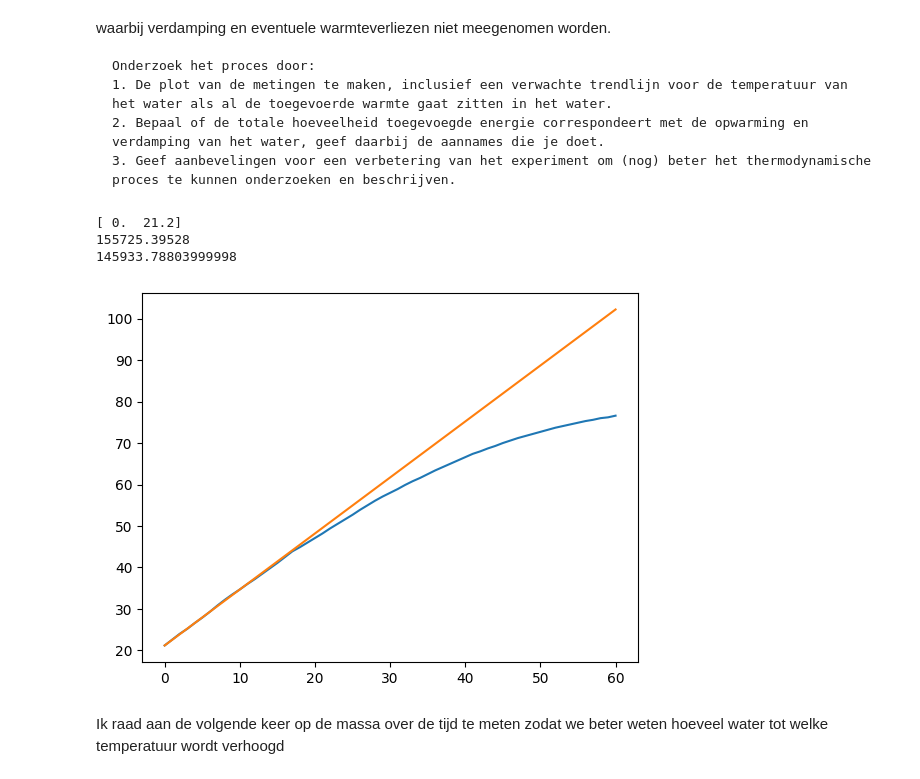
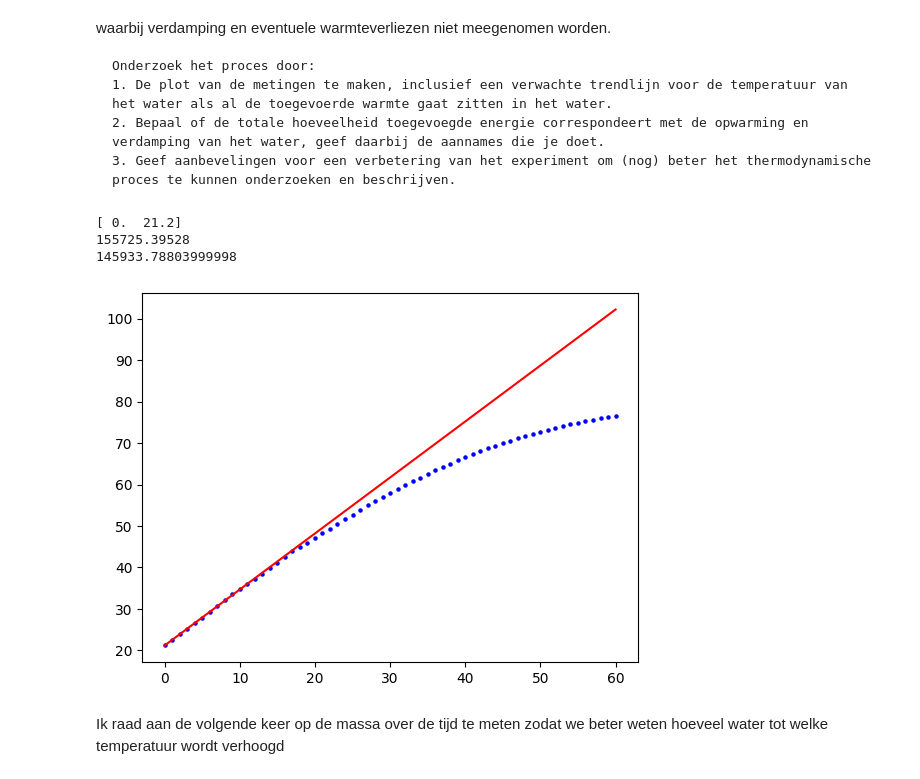
Before and after one commit to sirk3210/practicum-kris-en-isa, a Jupyter notebook: Content/Labs/Verdamping.ipynb, the cells around one changed output. Cells and saved outputs as stored; diff of their text form; code cells hidden in the pictures.

```diff
--- a/Content/Labs/Verdamping.ipynb
+++ b/Content/Labs/Verdamping.ipynb
@@ -19,35 +19,35 @@ Onderzoek het proces door:
 # %%
 import numpy as np
 import matplotlib.pyplot as plt
 
 data = np.loadtxt('tempmetingen-733121424db047611d1756851296ade6.csv',delimiter= ';',skiprows = 1)
 dataTime = data[:,0]
 dataC = data[:,1]
-plt.plot(dataTime,dataC)
+plt.scatter(dataTime,dataC, c='b', s=5)
 rc = (dataC[0] - dataC[10])/(dataTime[0] - dataTime[10])
 print(data[0])
 def line(x,a,b):
     return a*x + b
 newY = line(dataTime,rc,dataC[0])
-plt.plot(dataTime,newY)
+plt.plot(dataTime,newY, 'r')
 
 m1 = 0.4721
 m2 = 0.4541
 deltaT1 = 100 - 21.2
 deltaT2 = 76.6 - 21.2
 deltaM = 0.018
 c = 4186
 verdampE = 2257e3
 totalEnergyLin = m1 * c * deltaT1
 heatEnergyActual = m2 * c * deltaT2
 verdampEActual = deltaM * verdampE
 totalEnergyActual = verdampEActual + heatEnergyActual
 print(totalEnergyLin)
 print(totalEnergyActual)
 # %% [output]
 [ 0.  21.2]
 155725.39528
 145933.78803999998
-[figure, old version]
+[figure, new version]
 # %% [markdown]
 Ik raad aan de volgende keer op de massa over de tijd te meten zodat we beter weten hoeveel water tot welke temperatuur wordt verhoogd
```
Also changed, not shown: 3 other files.
